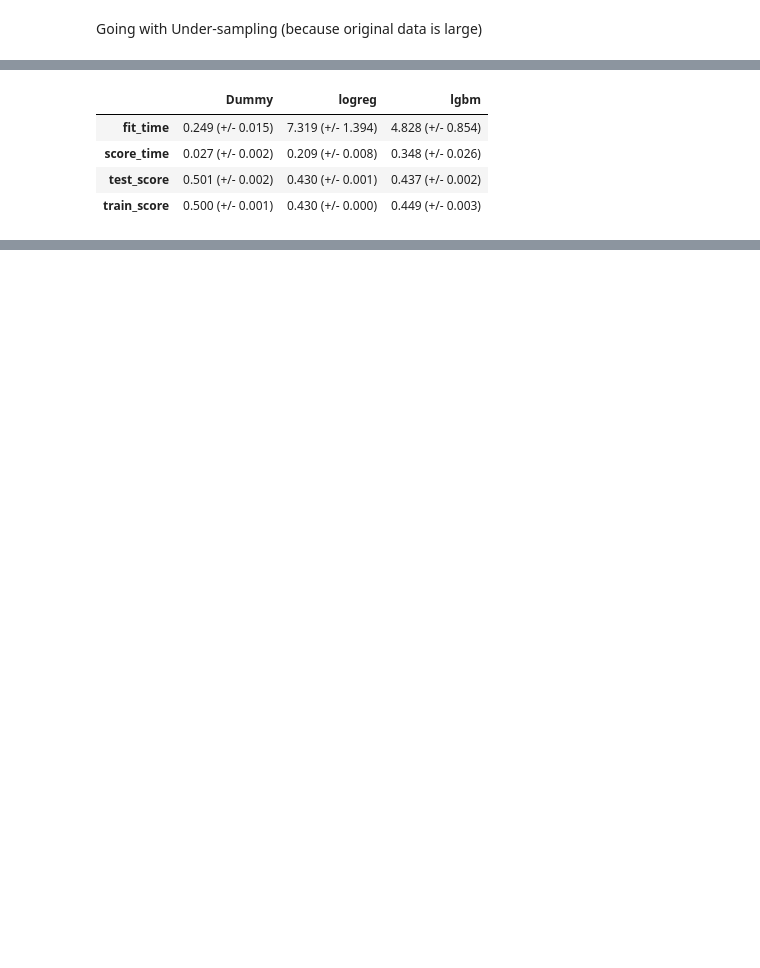
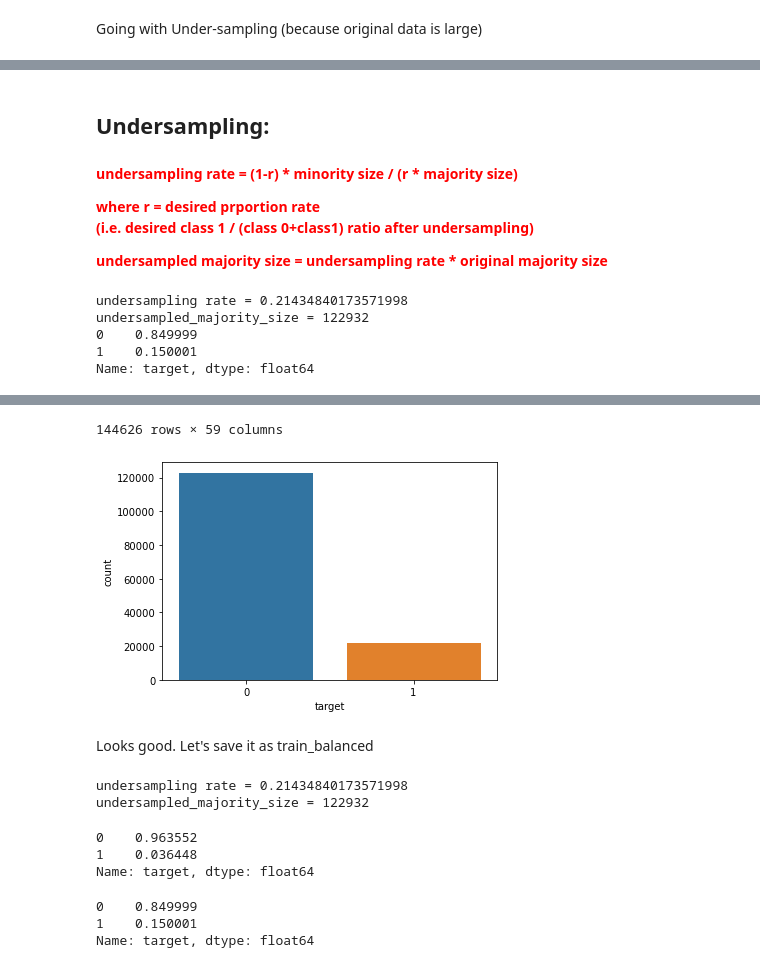
Before and after one commit to nichowu/Porto-Seguro-Safe-Driver-Prediction, a Jupyter notebook: porto-seguro-safe-driving-main.ipynb, the cells around one changed output, grey strips where cells are left out. Cells and saved outputs as stored; diff of their text form; code cells hidden in the pictures; blank space fills up the shorter version.

```diff
--- a/porto-seguro-safe-driving-main.ipynb
+++ b/porto-seguro-safe-driving-main.ipynb
@@ -1015,8 +666,50 @@ for name, model in models.items():
-# %%
-pd.DataFrame(results)
-# %% [output]
-|  | Dummy | logreg | lgbm |
-| fit_time | 0.249 (+/- 0.015) | 7.319 (+/- 1.394) | 4.828 (+/- 0.854) |
-| score_time | 0.027 (+/- 0.002) | 0.209 (+/- 0.008) | 0.348 (+/- 0.026) |
-| test_score | 0.501 (+/- 0.002) | 0.430 (+/- 0.001) | 0.437 (+/- 0.002) |
-| train_score | 0.500 (+/- 0.001) | 0.430 (+/- 0.000) | 0.449 (+/- 0.003) |
+# %% [markdown]
+## Undersampling:
+# %% [markdown]
+<span style="color:red">**undersampling rate = (1-r) * minority size / (r * majority size)**</span>
+
+<span style="color:red">**where r = desired prportion rate \
+    (i.e. desired class 1 / (class 0+class1) ratio after undersampling)**</span>
+
+<span style="color:red">**undersampled majority size = undersampling rate * original majority size**</span>
+# %%
+def undersampling (df, desired_prop_rate = 0.15, plot = True):
+    #获取target =0 and 1的index
+    idx_class_0 = df[df.target==0].index
+    idx_class_1 = df[df.target==1].index
+
+    #获取target = 0 and 1 的个数
+    count_class_0 = len(idx_class_0)
+    count_class_1 = len(idx_class_1)
+
+    undersampling_rate = ((1-desired_prop_rate)*count_class_1)/(desired_prop_rate*count_class_0)
+    undersampled_majority_size = int(undersampling_rate*count_class_0)
+
+    print (f'undersampling rate = {undersampling_rate}')
+    print (f'undersampled_majority_size = {undersampled_majority_size}')
+
+    from sklearn.utils import shuffle
+
+    #用shuffle函数对target=0的所有数据打乱抽样， seed=100 抽样数为undersampled_majority_size
+    undersampled_idx = shuffle(idx_class_0, random_state=100, n_samples=undersampled_majority_size)
+
+    #把undersampling之后的idx和之前的target=1的idx合并， 并在train里面根据idx把数据索引出来
+    idx_total = list(undersampled_idx)+list(idx_class_1)
+
+    df = df.loc[idx_total].reset_index(drop=True)
+
+    #if plot=True, plot:
+    if plot==True:
+        import seaborn as sns
+        sns.countplot(x = df.target)
+        print (df.target.value_counts()/df.shape[0])
+
+    return df
+# %%
+undersampling(df=train, desired_prop_rate = 0.15, plot = True)
+# %% [output]
+undersampling rate = 0.21434840173571998
+undersampled_majority_size = 122932
+0    0.849999
+1    0.150001
+Name: target, dtype: float64
@@ -1022,0 +728,9 @@ pd.DataFrame(results)
+144626 rows × 59 columns
+[figure, added]
+# %% [markdown]
+Looks good. Let's save it as train_balanced
+# %%
+train_balanced = undersampling (df=train, plot=False)
+# %% [output]
+undersampling rate = 0.21434840173571998
+undersampled_majority_size = 122932
@@ -1022,0 +739,12 @@ pd.DataFrame(results)
+# %%
+train.target.value_counts(normalize=True)
+# %% [output]
+0    0.963552
+1    0.036448
+Name: target, dtype: float64
+# %%
+train_balanced.target.value_counts(normalize=True)
+# %% [output]
+0    0.849999
+1    0.150001
+Name: target, dtype: float64
```
Also changed, not shown: parts of 74 cells of this notebook.
